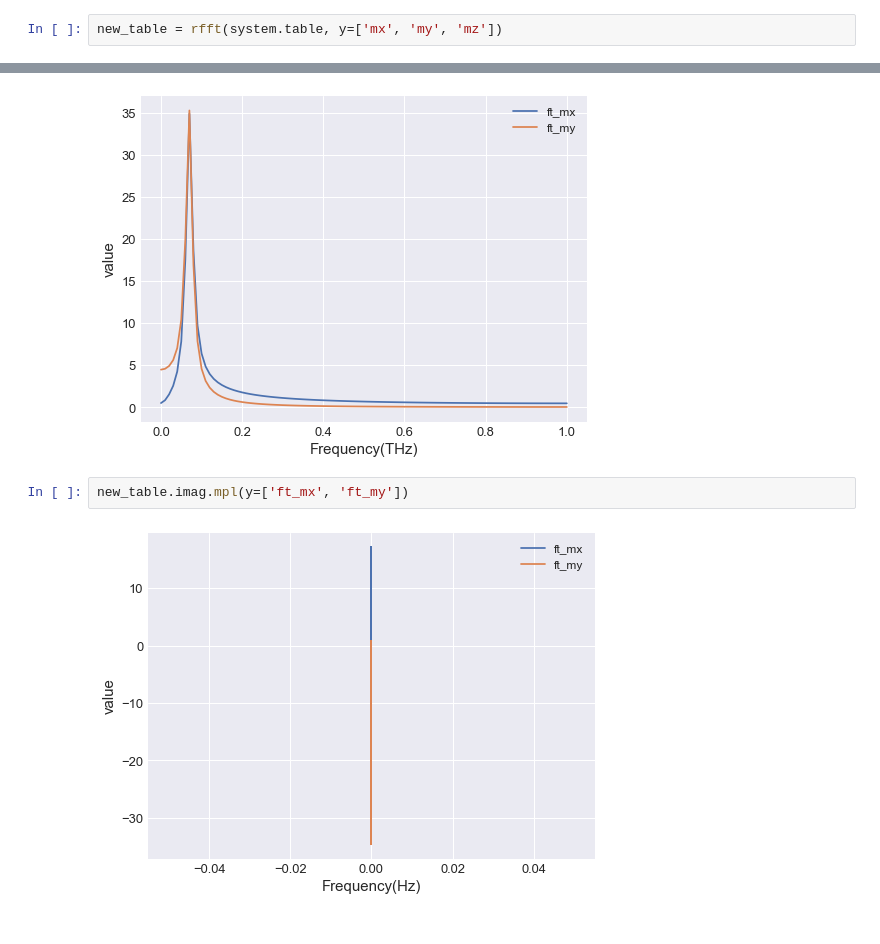
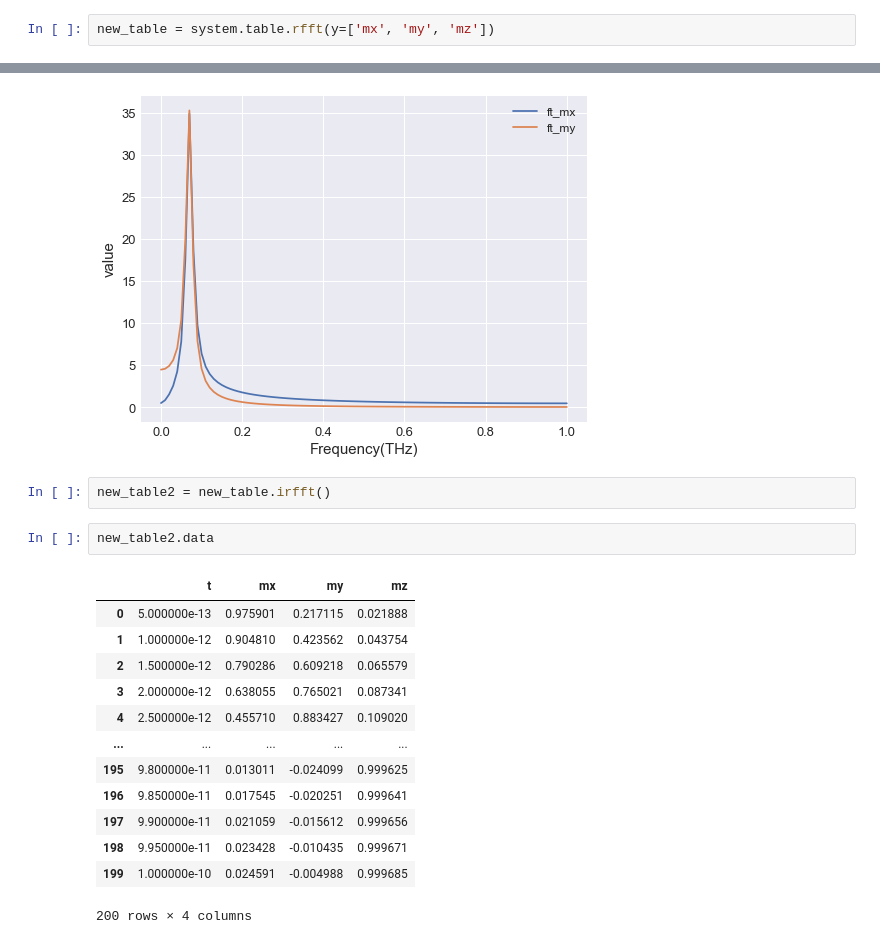
Before and after one commit to ubermag/ubermagtable, a Jupyter notebook: dev/FFT Development.ipynb, the cells around one changed output, grey strips where cells are left out. Saved outputs shown, nothing was run; the diff lists cells and outputs as text.

Commit message:
Add rfft and irfft

```diff
--- a/dev/FFT Development.ipynb
+++ b/dev/FFT Development.ipynb
@@ -82,10 +34,24 @@ def irfft(table, x=None, y=None):
 # %%
-new_table = rfft(system.table, y=['mx', 'my', 'mz'])
+new_table = system.table.rfft(y=['mx', 'my', 'mz'])
 # %%
 new_table.abs.mpl(y=['ft_mx', 'ft_my'])
 # %% [output]
 [figure]
-# %%
-new_table.imag.mpl(y=['ft_mx', 'ft_my'])
-# %% [output]
-[figure, removed]
+# %%
+new_table2 = new_table.irfft()
+# %%
+new_table2.data
+# %% [output]
+|  | t | mx | my | mz |
+| 0 | 5.000000e-13 | 0.975901 | 0.217115 | 0.021888 |
+| 1 | 1.000000e-12 | 0.904810 | 0.423562 | 0.043754 |
+| 2 | 1.500000e-12 | 0.790286 | 0.609218 | 0.065579 |
+| 3 | 2.000000e-12 | 0.638055 | 0.765021 | 0.087341 |
+| 4 | 2.500000e-12 | 0.455710 | 0.883427 | 0.109020 |
+| ... | ... | ... | ... | ... |
+| 195 | 9.800000e-11 | 0.013011 | -0.024099 | 0.999625 |
+| 196 | 9.850000e-11 | 0.017545 | -0.020251 | 0.999641 |
+| 197 | 9.900000e-11 | 0.021059 | -0.015612 | 0.999656 |
+| 198 | 9.950000e-11 | 0.023428 | -0.010435 | 0.999671 |
+| 199 | 1.000000e-10 | 0.024591 | -0.004988 | 0.999685 |
+200 rows × 4 columns
```
Also changed, not shown: parts of 3 cells of this notebook, 1 other file.
